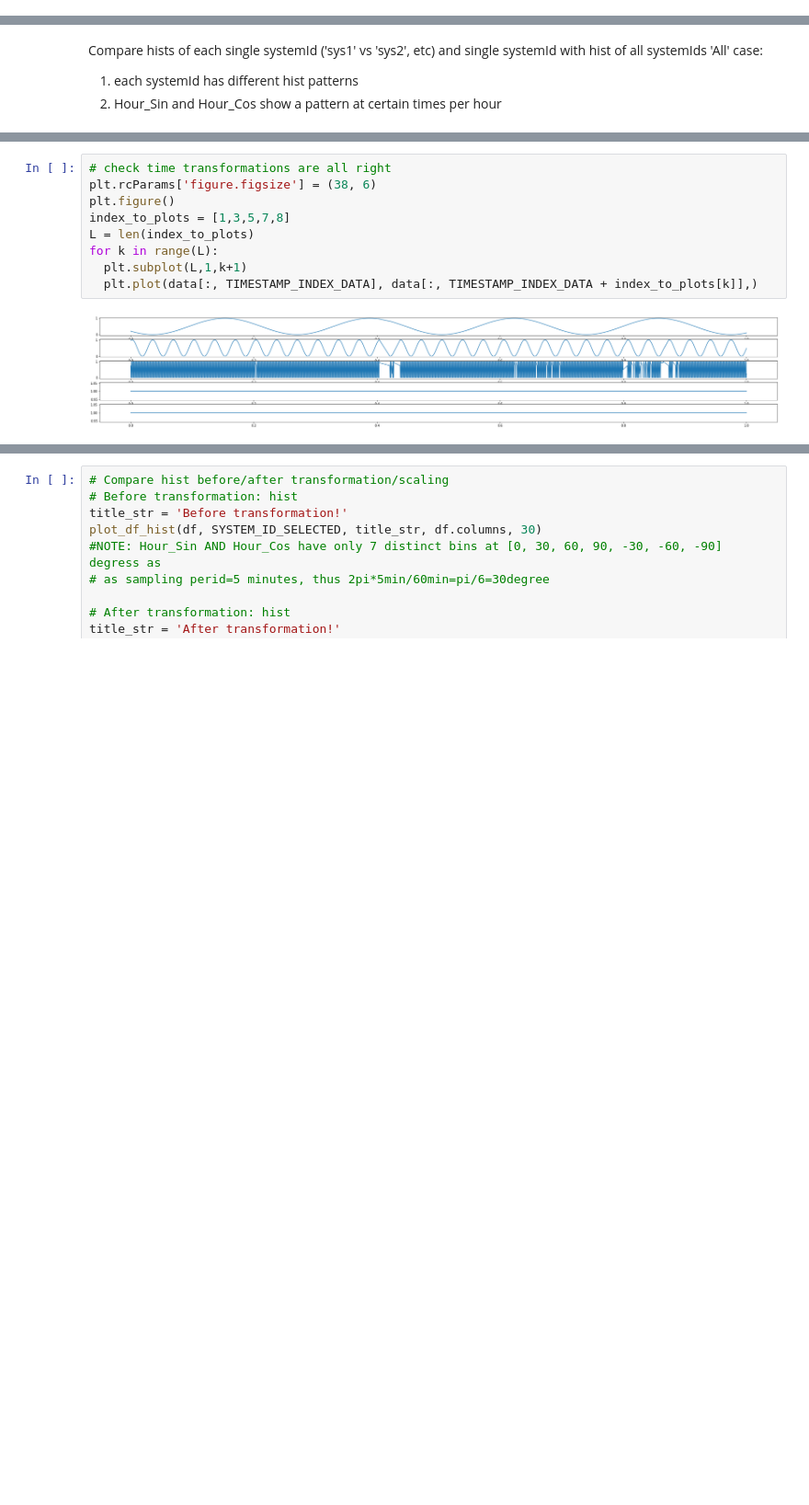
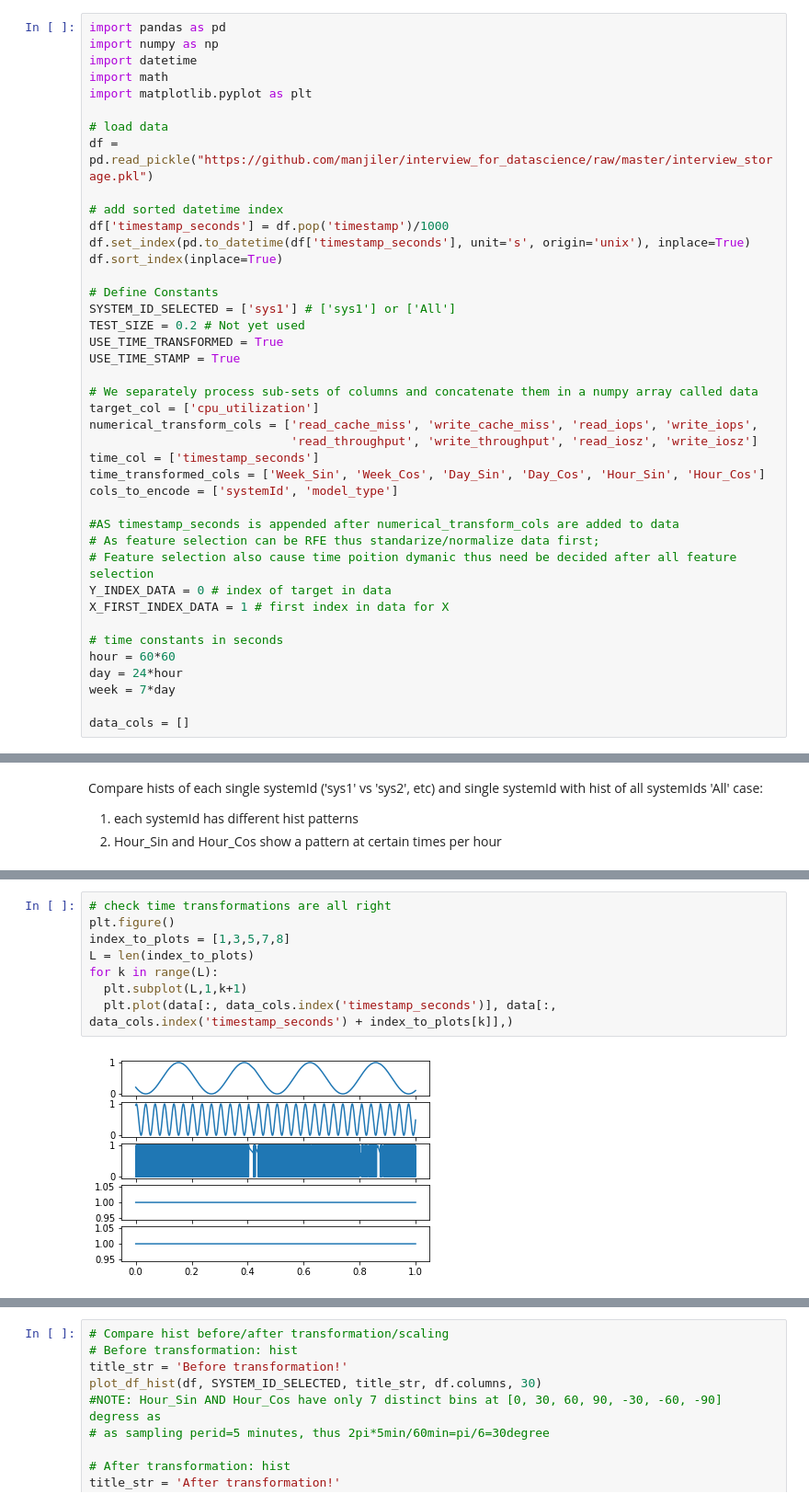
Before and after one commit to FrankGangWang/AppliedML_Python_Coursera, a Jupyter notebook: Final_Interview_for_DataScience_2.ipynb, the cells around one changed output, grey strips where cells are left out. Shown at 92% size. Saved outputs shown, nothing was run; the diff lists cells and outputs as text; blank space fills up the shorter version.

```diff
--- a/Final_Interview_for_DataScience_2.ipynb
+++ b/Final_Interview_for_DataScience_2.ipynb
@@ -25,0 +9,41 @@ df.describe()
+# %%
+import pandas as pd
+import numpy as np
+import datetime
+import math
+import matplotlib.pyplot as plt
+
+# load data
+df = pd.read_pickle("https://github.com/manjiler/interview_for_datascience/raw/master/interview_storage.pkl")
+
+# add sorted datetime index
+df['timestamp_seconds'] = df.pop('timestamp')/1000
+df.set_index(pd.to_datetime(df['timestamp_seconds'], unit='s', origin='unix'), inplace=True)
+df.sort_index(inplace=True)
+
+# Define Constants
+SYSTEM_ID_SELECTED = ['sys1'] # ['sys1'] or ['All']
+TEST_SIZE = 0.2 # Not yet used
+USE_TIME_TRANSFORMED = True
+USE_TIME_STAMP = True
+
+# We separately process sub-sets of columns and concatenate them in a numpy array called data
+target_col = ['cpu_utilization']
+numerical_transform_cols = ['read_cache_miss', 'write_cache_miss', 'read_iops', 'write_iops',
+                            'read_throughput', 'write_throughput', 'read_iosz', 'write_iosz']
+time_col = ['timestamp_seconds']
+time_transformed_cols = ['Week_Sin', 'Week_Cos', 'Day_Sin', 'Day_Cos', 'Hour_Sin', 'Hour_Cos']
+cols_to_encode = ['systemId', 'model_type']
+
+#AS timestamp_seconds is appended after numerical_transform_cols are added to data
+# As feature selection can be RFE thus standarize/normalize data first;
+# Feature selection also cause time poition dymanic thus need be decided after all feature selection
+Y_INDEX_DATA = 0 # index of target in data
+X_FIRST_INDEX_DATA = 1 # first index in data for X
+
+# time constants in seconds
+hour = 60*60
+day = 24*hour
+week = 7*day
+
+data_cols = []
@@ -369,11 +469,10 @@ df.shape
 # %%
 # check time transformations are all right
-plt.rcParams['figure.figsize'] = (38, 6)
 plt.figure()
 index_to_plots = [1,3,5,7,8]
 L = len(index_to_plots)
 for k in range(L):
   plt.subplot(L,1,k+1)
-  plt.plot(data[:, TIMESTAMP_INDEX_DATA], data[:, TIMESTAMP_INDEX_DATA + index_to_plots[k]],)
+  plt.plot(data[:, data_cols.index('timestamp_seconds')], data[:, data_cols.index('timestamp_seconds') + index_to_plots[k]],)
 # %% [output]
-[figure, old version]
+[figure, new version]
```
Also changed, not shown: parts of 234 cells of this notebook.
